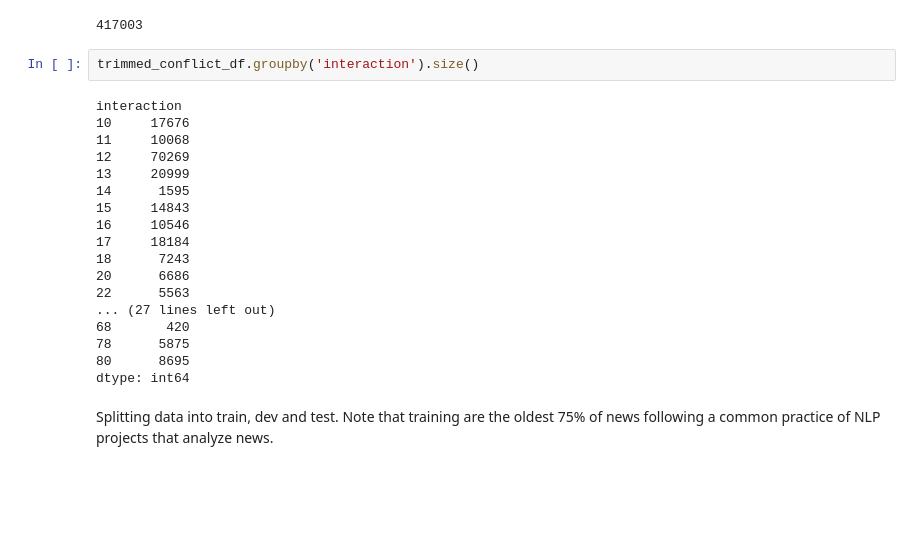
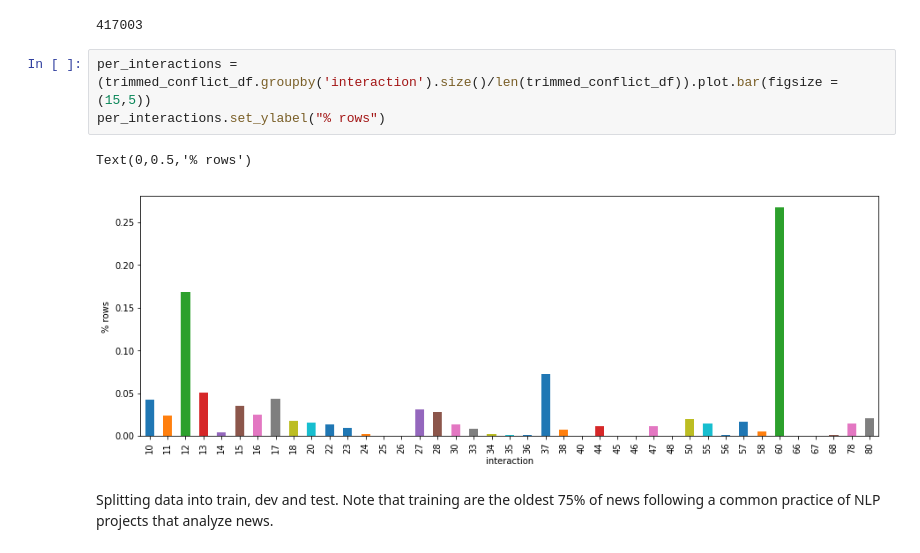
Before and after one commit to darshansumant/ml_nlp_conflict, a Jupyter notebook: objective_1_v3.ipynb, the cells around one changed output. Drawn from its saved outputs; the diff is of its cells as text; blank space fills up the shorter version.

```diff
--- a/objective_1_v3.ipynb
+++ b/objective_1_v3.ipynb
@@ -52,26 +54,12 @@ trimmed_conflict_df = trimmed_conflict_df[trimmed_conflict_df['interaction']!=77
 len(trimmed_conflict_df)
 # %% [output]
 417003
-# %%
-trimmed_conflict_df.groupby('interaction').size()
-# %% [output]
-interaction
-10     17676
-11     10068
-12     70269
-13     20999
-14      1595
-15     14843
-16     10546
-17     18184
-18      7243
-20      6686
-22      5563
-... (27 lines left out)
-68       420
-78      5875
-80      8695
-dtype: int64
+# %%
+per_interactions = (trimmed_conflict_df.groupby('interaction').size()/len(trimmed_conflict_df)).plot.bar(figsize = (15,5))
+per_interactions.set_ylabel("% rows")
+# %% [output]
+Text(0,0.5,'% rows')
+[figure, added]
 # %% [markdown]
 Splitting data into train, dev and test. Note that training are the oldest 75% of news following a common practice of NLP projects that analyze news.
 # %%
```
Also changed, not shown: parts of 14 cells of this notebook, 2 other files.
